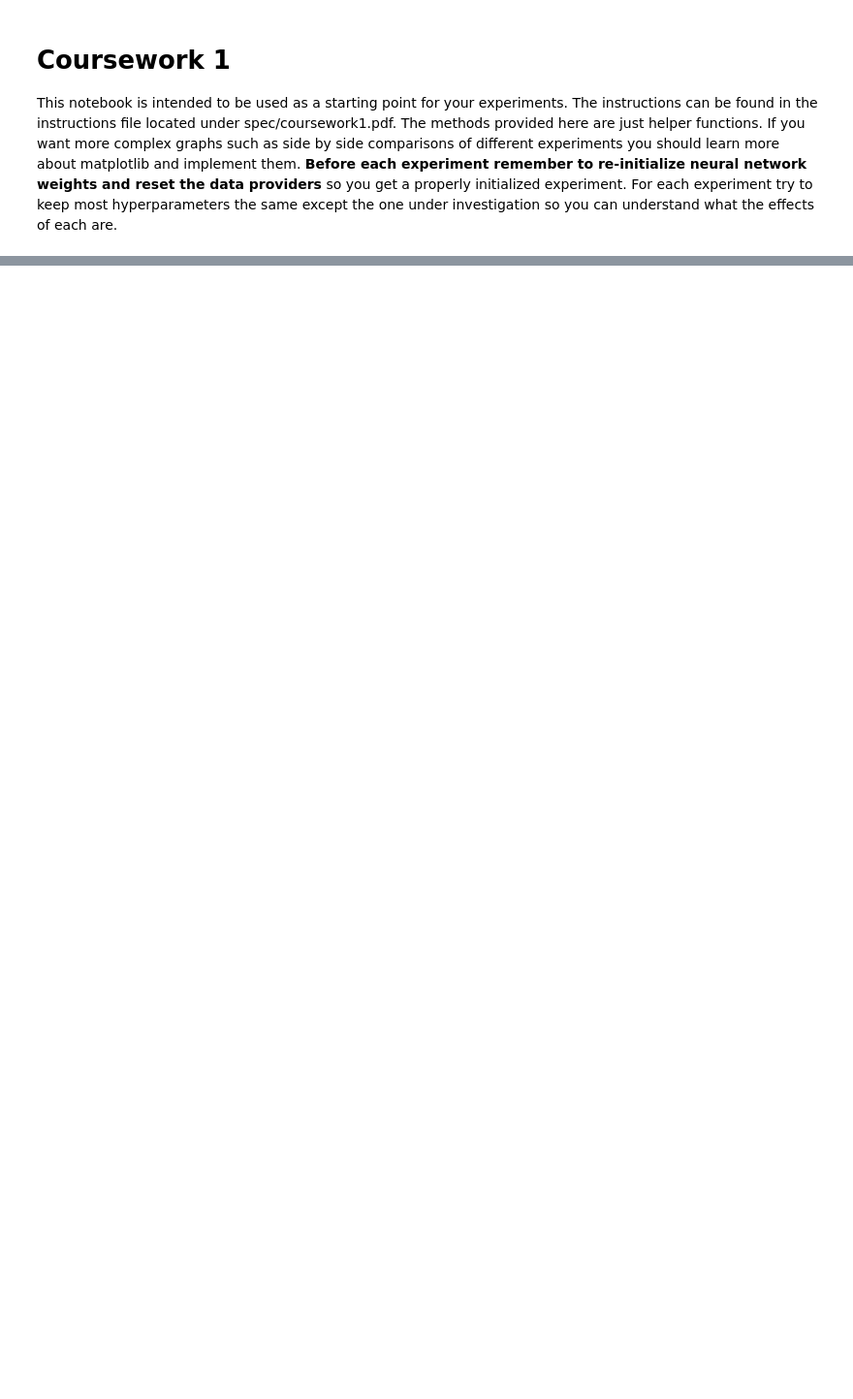
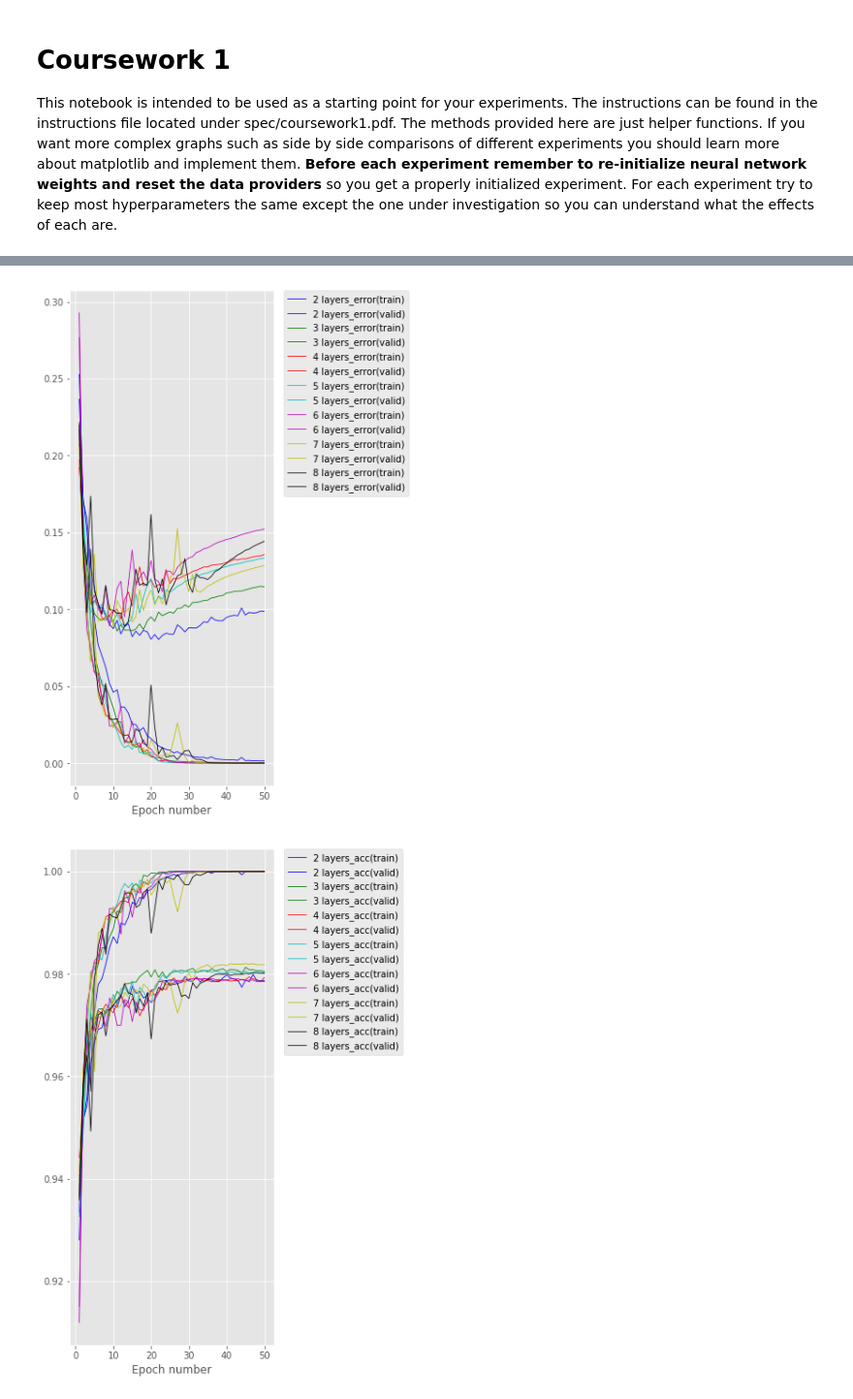
Before and after one commit to ErRos2107/Deep-neural-network, a Jupyter notebook: notebooks/Coursework_1.ipynb, the cells around one changed output, grey strips where cells are left out. Shown at 97% size. Drawn from its saved outputs; the diff is of its cells as text; code cells hidden in the pictures; blank space fills up the shorter version.

```diff
--- a/notebooks/Coursework_1.ipynb
+++ b/notebooks/Coursework_1.ipynb
@@ -404,3 +945,34 @@ Based on the results of Part 2A, choose one activation function, and compare net
+# %%
+# Plot the change in the validation and training set error over training.
+fig_1_all_layers = plt.figure(figsize=(4, 10))
+color = ['b', 'g', 'r', 'c', 'm', 'y', 'k', 'w']
+plot_list = [stats_ReLu_2,stats_ReLu_3,stats_ReLu_4,stats_ReLu_5,stats_ReLu_6,stats_ReLu_7,stats_ReLu_8]
+
+ax_1 = fig_1_all_layers.add_subplot(111)
+
+for i,s in enumerate(plot_list):#,stats_ELU_4,stats_ELU_5,stats_ELU_6,stats_ELU_7,stats_ELU_8]:
+    for k in ['error(train)', 'error(valid)']:
+        ax_1.plot(np.arange(1, s.shape[0]) * stats_interval,
+              s[1:, keys[k]], label=str(str(i+2)+" layers_"+k),color=color[i],linewidth=0.8)
+
+ax_1.legend(bbox_to_anchor=(1.05, 1), loc=2, borderaxespad=0.)
+ax_1.set_xlabel('Epoch number')
+
+# Plot the change in the validation and training set accuracy over training.
+fig_2_all_layers = plt.figure(figsize=(4, 10))
+ax_2 = fig_2_all_layers.add_subplot(111)
+for i,s in enumerate(plot_list):
+    for k in ['acc(train)', 'acc(valid)']:
+        ax_2.plot(np.arange(1, s.shape[0]) * stats_interval,
+              s[1:, keys[k]], label=str(str(i+2)+" layers_"+k),color=color[i],linewidth=0.8)
+ax_2.legend(bbox_to_anchor=(1.05, 1), loc=2, borderaxespad=0.)
+ax_2.set_xlabel('Epoch number')
+
+fig_1_all_layers.savefig('error_ReLu_2-8.pdf',bbox_inches = "tight")
+fig_2_all_layers.savefig('accuracy_ReLu_2-8.pdf',bbox_inches = "tight" )
+# %% [output]
+[figure, added]
+[figure, added]
 # %% [markdown]
 #### 2B.2
 Also compare the effect of different initialisation strategies, as discussed in lecture 4
```
Also changed, not shown: parts of 32 cells of this notebook, 1 other file.
